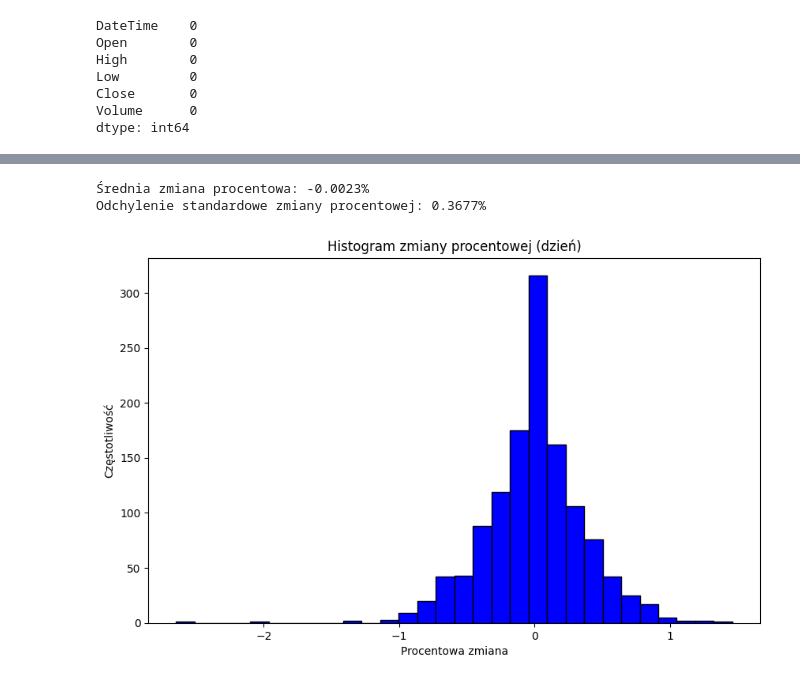
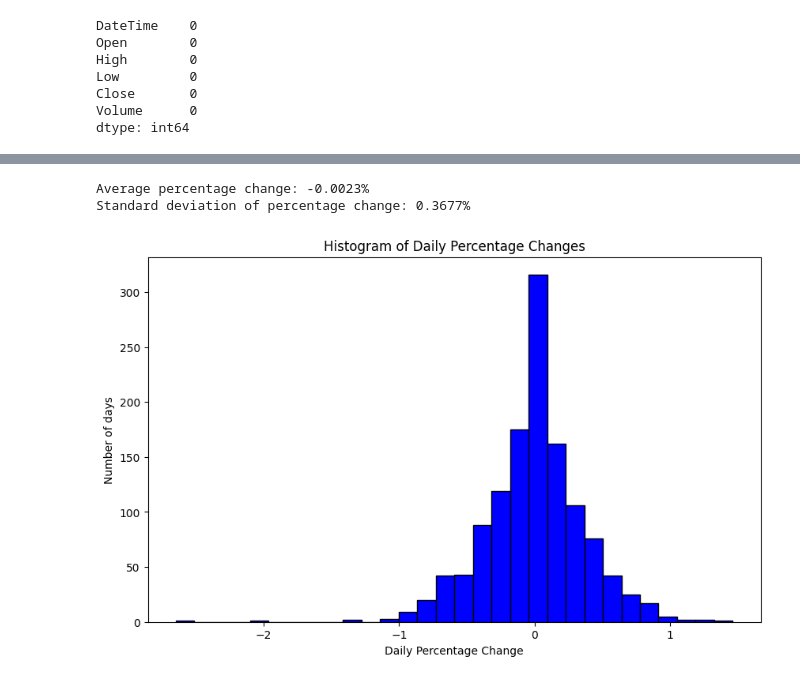
Before and after one commit to ksobczykR2DS/ml-language-recognition, a Jupyter notebook: pandas.ipynb, the cells around one changed output, grey strips where cells are left out. Saved outputs shown, nothing was run; the diff lists cells and outputs as text; code cells hidden in the pictures.

Commit message:
adding histogram (frequency x % value)

```diff
--- a/pandas.ipynb
+++ b/pandas.ipynb
@@ -28,14 +35,12 @@ dtype: int64
 # Utwórz DataFrame zawierające te same dane, ale w ujęciu dziennym.
 
 df['DateTime'] = pd.to_datetime(df['DateTime'])
-
 df['Date'] = df['DateTime'].dt.date
 
-grouped_df = df.groupby('Date').agg({
-    'Open': 'first',
+grouped_data = df.groupby('Date').agg(
+    {'Open': 'first',
     'High': 'max',
     'Low': 'min',
     'Close': 'last',
-    'Volume': 'sum'
-})
+    'Volume': 'sum'})
 # %%
@@ -51,11 +63,11 @@ grouped_df.head()
 # %%
 # Utwórz serię danych zawierającą procentowy wzrost (lub spadek) kursu w danym dniu (jako różnicę Open i Close).
-grouped_df['PercentChange'] = ((grouped_df['Close'] - grouped_df['Open']) / grouped_df['Open']) * 100
+grouped_data['PercentChange'] = ((grouped_data['Close'] - grouped_data['Open']) / grouped_data['Open']) * 100
 
-# grouped_df['PercentChange'] = grouped_df['PercentChange'].round(2).astype(str) + '%'
+# grouped_data['PercentChange'] = grouped_data['PercentChange'].round(2).astype(str) + '%'
+# grouped_data
 
-grouped_df[['Open', 'High', 'Low', 'Close', 'Volume', 'PercentChange']].head()
-# grouped_df['PercentChange'].head()
+grouped_data[['Open', 'High', 'Low', 'Close', 'Volume', 'PercentChange']]
 # %% [output]
 |  | Open | High | Low | Close | Volume | PercentChange |
 | Date |  |  |  |  |  |  |
@@ -67,20 +86,21 @@ grouped_df[['Open', 'High', 'Low', 'Close', 'Volume', 'PercentChange']].head()
 # %%
 # Oblicz średnią i odchylenie standardowe tej kolumny oraz narysuj histogram.
-mean_value = grouped_df['PercentChange'].mean()
-std_dev = grouped_df['PercentChange'].std()
+mean_value = grouped_data['PercentChange'].mean()
+std_dev = grouped_data['PercentChange'].std()
 
-print(f"Średnia zmiana procentowa: {mean_value:.4f}%")
-print(f"Odchylenie standardowe zmiany procentowej: {std_dev:.4f}%")
+print(f"Average percentage change: {mean_value:.4f}%")
+print(f"Standard deviation of percentage change: {std_dev:.4f}%")
 # %% [output]
-Średnia zmiana procentowa: -0.0023%
-Odchylenie standardowe zmiany procentowej: 0.3677%
+Average percentage change: -0.0023%
+Standard deviation of percentage change: 0.3677%
 # %%
 import matplotlib.pyplot as plt
 
-grouped_df['PercentChange'].plot(kind='hist', bins=30, figsize=(10, 6), color='blue', edgecolor='black')
-plt.title('Histogram zmiany procentowej (dzień)')
-plt.xlabel('Procentowa zmiana')
-plt.ylabel('Częstotliwość')
+plt.figure(figsize=(10, 6))
+plt.hist(grouped_data['PercentChange'], bins=30, color='blue', edgecolor='black')
+plt.title('Histogram of Daily Percentage Changes')
+plt.xlabel('Daily Percentage Change')
+plt.ylabel('Number of days')
 plt.show()
 # %% [output]
-[figure, old version]
+[figure, new version]
```
Also changed, not shown: parts of 3 cells of this notebook.
